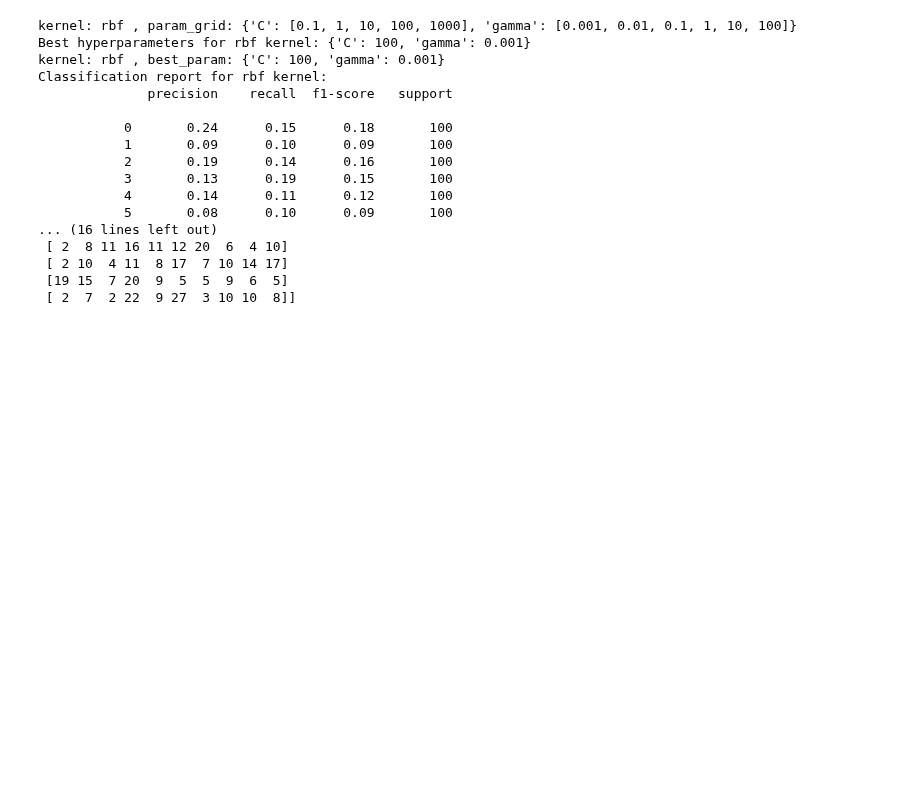
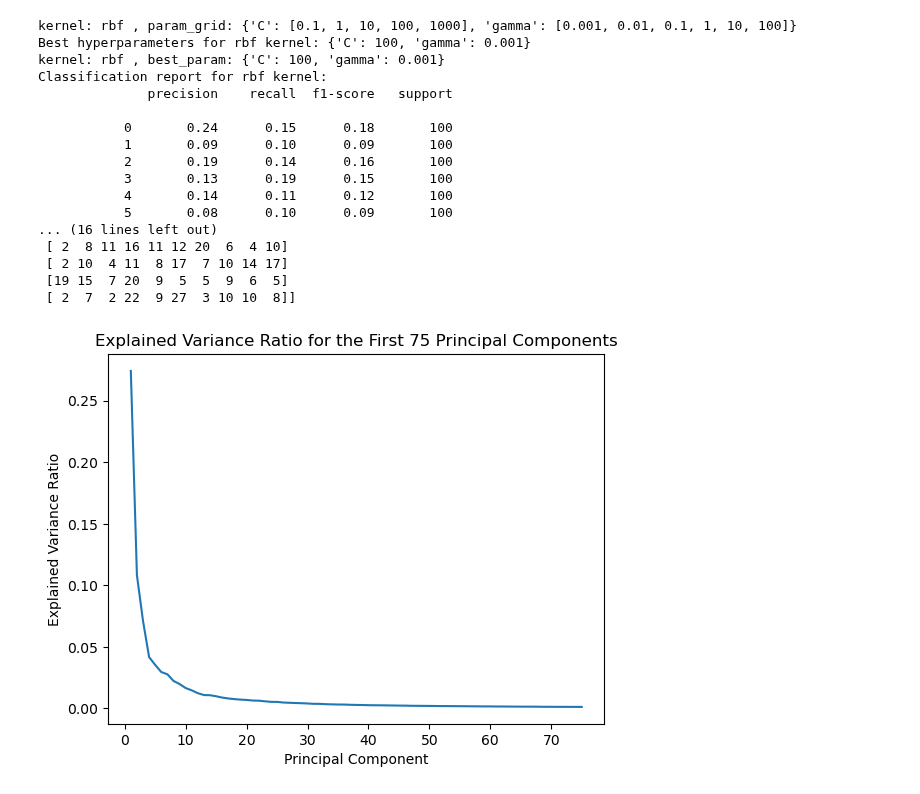
Before and after one commit to MustafaKrc/LFD24, a Jupyter notebook: Non-Linear Multi-Class Classification with Support Vector Machines/Homework-4_v2.ipynb, the cells around one changed output. Cells and saved outputs as stored; diff of their text form; code cells hidden in the pictures; blank space fills up the shorter version.

Commit message:
visualization for part 3

```diff
--- a/Non-Linear Multi-Class Classification with Support Vector Machines/Homework-4_v2.ipynb
+++ b/Non-Linear Multi-Class Classification with Support Vector Machines/Homework-4_v2.ipynb
@@ -640,0 +646,12 @@ Classification report for rbf kernel:
+# %%
+import matplotlib.pyplot as plt
+
+explained_variance_ratio = pca.explained_variance_ratio_
+
+plt.plot(range(1, 76), explained_variance_ratio[:75])
+plt.xlabel('Principal Component')
+plt.ylabel('Explained Variance Ratio')
+plt.title('Explained Variance Ratio for the First 75 Principal Components')
+plt.show()
+# %% [output]
+[figure, added]
```
Also changed, not shown: parts of 8 cells of this notebook.
